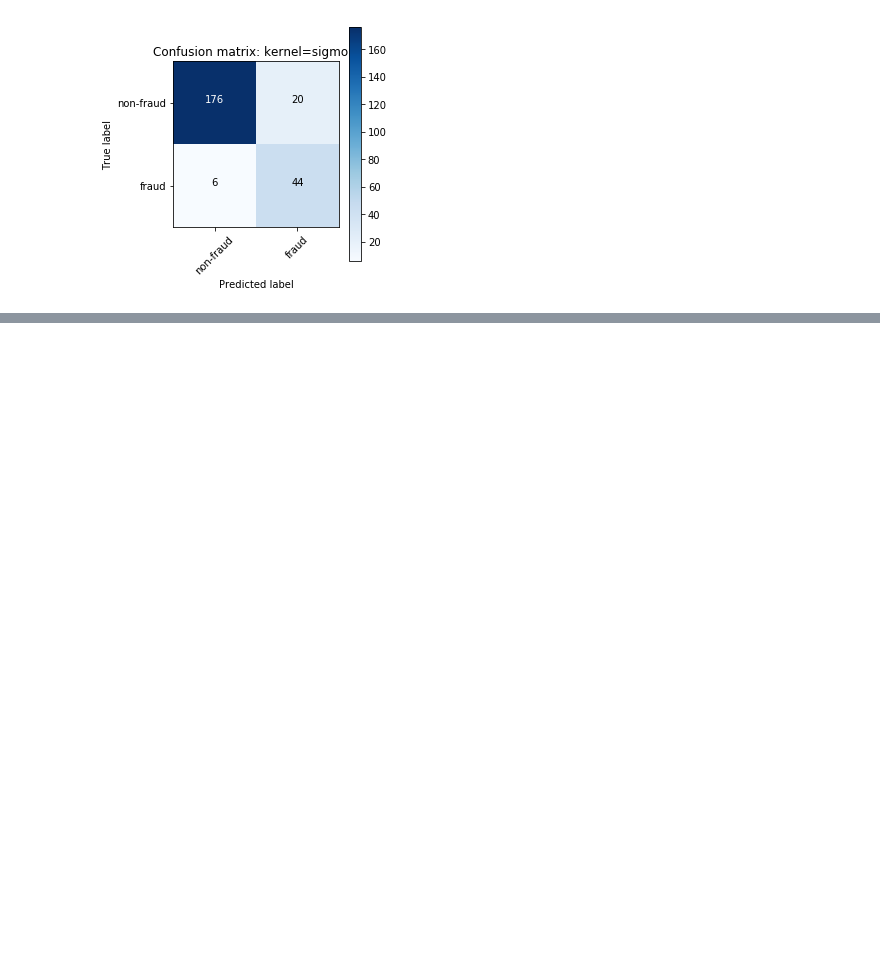
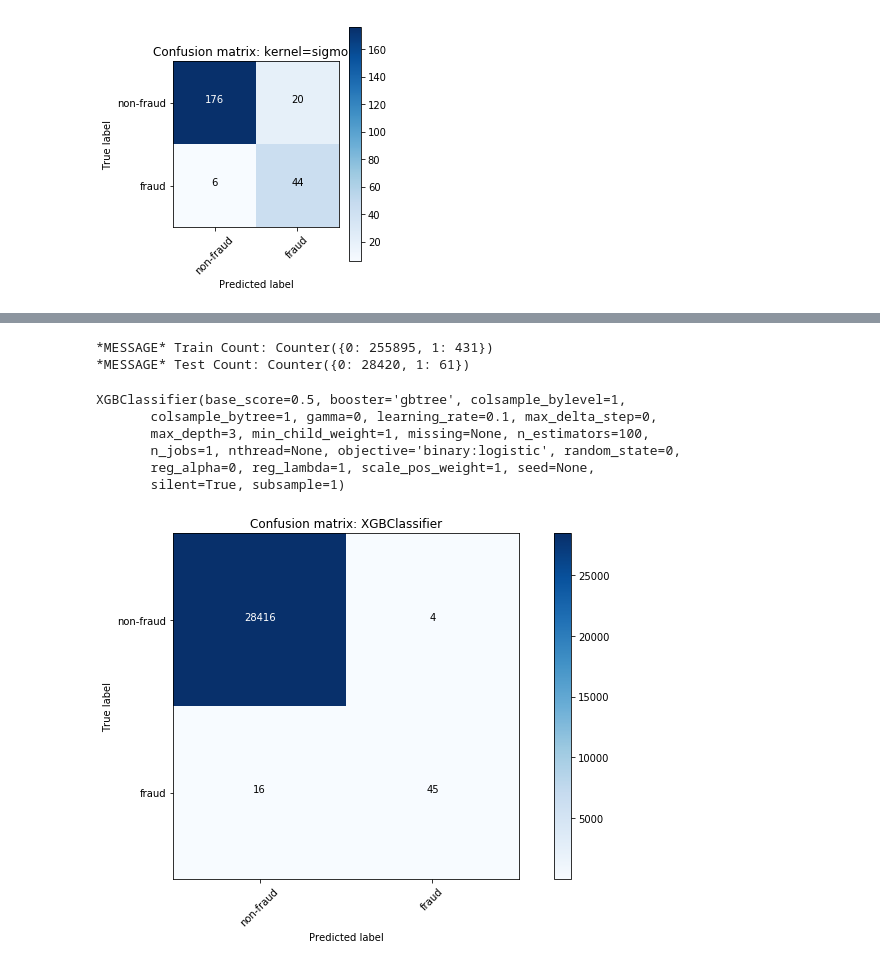
Before and after one commit to udhai17/Credit-Card-Fraud-Detection, a Jupyter notebook: CCFraudDetection.ipynb, the cells around one changed output, grey strips where cells are left out. Drawn from its saved outputs; the diff is of its cells as text; code cells hidden in the pictures; blank space fills up the shorter version.

Commit message:
included XGBClassifier

```diff
--- a/CCFraudDetection.ipynb
+++ b/CCFraudDetection.ipynb
@@ -293,0 +290,37 @@ plt.show()
+# %%
+# XGBClassifier
+
+from sklearn.model_selection import train_test_split
+from collections import Counter
+
+X = data.iloc[:,data.columns!='Class']
+y = data.iloc[:,data.columns=='Class']
+test_size = 0.10
+X_train, X_test, y_train, y_test = train_test_split(X.as_matrix(), y.as_matrix(), test_size=test_size,random_state=seed)
+y_train.shape, y_test.shape = (y_train.size,),(y_test.size,)
+print("*MESSAGE* Train Count: {}".format(Counter(y_train)))
+print("*MESSAGE* Test Count: {}".format(Counter(y_test)))
+# %% [output]
+*MESSAGE* Train Count: Counter({0: 255895, 1: 431})
+*MESSAGE* Test Count: Counter({0: 28420, 1: 61})
+# %%
+# Build the classifier
+from xgboost import XGBClassifier
+
+clf = XGBClassifier()
+clf.fit(X_train, y_train)
+# %% [output]
+XGBClassifier(base_score=0.5, booster='gbtree', colsample_bylevel=1,
+       colsample_bytree=1, gamma=0, learning_rate=0.1, max_delta_step=0,
+       max_depth=3, min_child_weight=1, missing=None, n_estimators=100,
+       n_jobs=1, nthread=None, objective='binary:logistic', random_state=0,
+       reg_alpha=0, reg_lambda=1, scale_pos_weight=1, seed=None,
+       silent=True, subsample=1)
+# %%
+# Plot confusion matrix for XGBClassifier
+pred = clf.predict(X_test)
+cm = confusion_matrix(y_test,pred)
+plot_confusion_matrix(cm,np.array(['non-fraud','fraud'],dtype='<U10'),title='Confusion matrix: XGBClassifier')
+plt.show()
+# %% [output]
+[figure, added]
```
Also changed, not shown: parts of 11 cells of this notebook.
